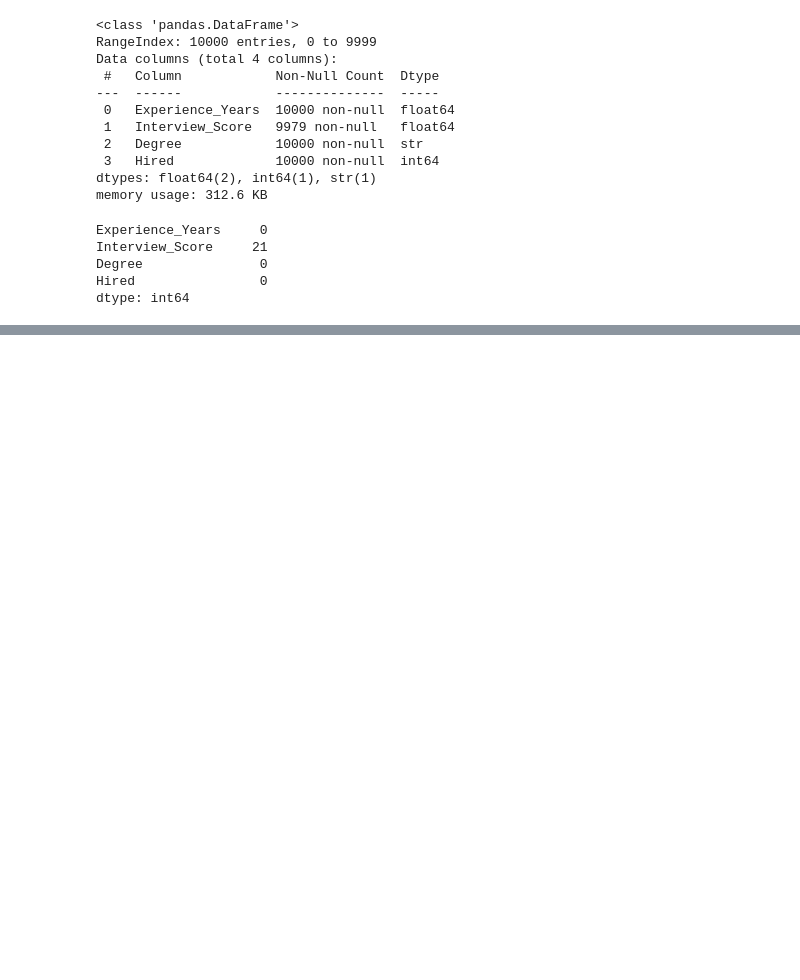
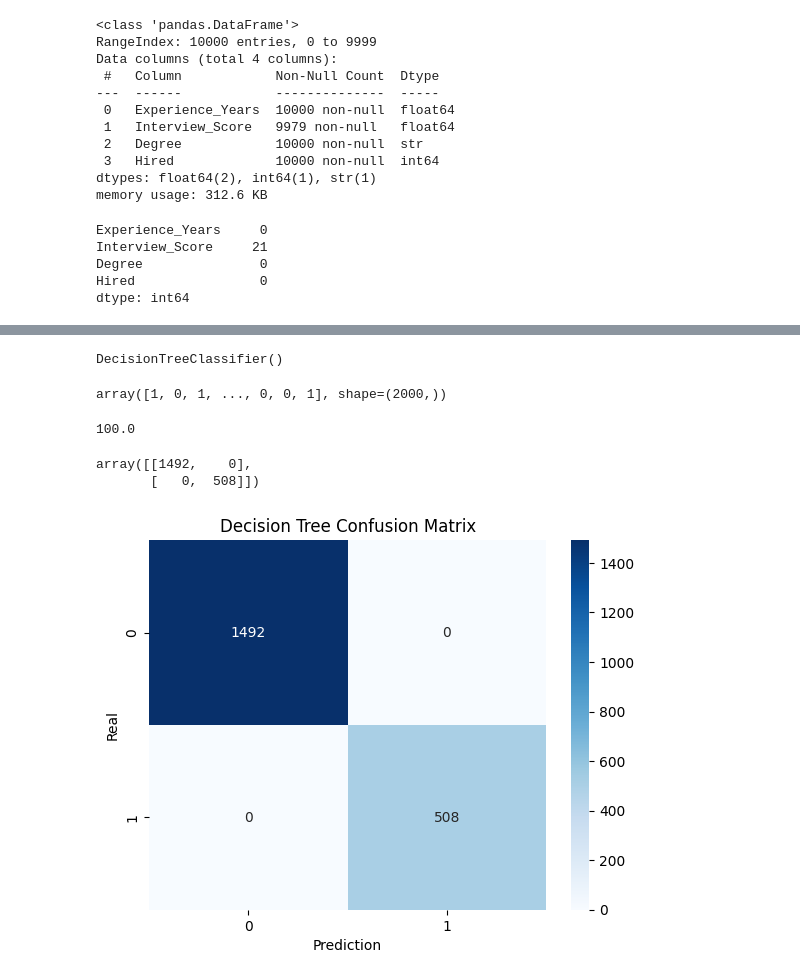
Before and after one commit to 87690ut/Python_Finall_Projects, a Jupyter notebook: ML_Journey/ML_day_8_model_testing_Forest_Revision.ipynb, the cells around one changed output, grey strips where cells are left out. Saved outputs shown, nothing was run; the diff lists cells and outputs as text; code cells hidden in the pictures; blank space fills up the shorter version.

```diff
--- a/ML_Journey/ML_day_8_model_testing_Forest_Revision.ipynb
+++ b/ML_Journey/ML_day_8_model_testing_Forest_Revision.ipynb
@@ -53,0 +158,30 @@ dtype: int64
+# %%
+mlmodel = DecisionTreeClassifier()
+# %%
+mlmodel.fit(X_train,y_train)
+# %% [output]
+DecisionTreeClassifier()
+# %%
+predic = mlmodel.predict(X_test)
+predic
+# %% [output]
+array([1, 0, 1, ..., 0, 0, 1], shape=(2000,))
+# %%
+sco = accuracy_score(y_test,predic)
+print(sco * 100)
+# %% [output]
+100.0
+# %%
+confusionmt = confusion_matrix(y_test,predic)
+confusionmt
+# %% [output]
+array([[1492,    0],
+       [   0,  508]])
+# %%
+sns.heatmap(confusionmt,annot=True,fmt='d',cmap='Blues')
+plt.title("Decision Tree Confusion Matrix")
+plt.xlabel("Prediction")
+plt.ylabel("Real")
+plt.show()
+# %% [output]
+[figure, added]
```
Also changed, not shown: parts of 28 cells of this notebook.
